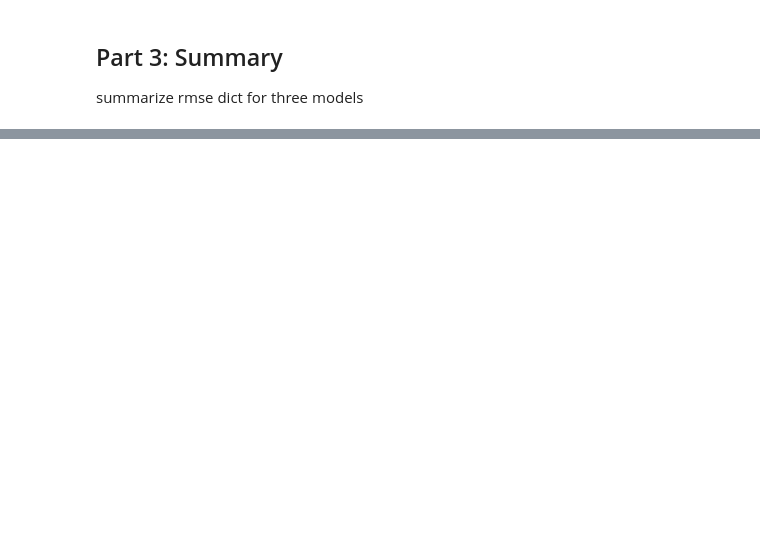
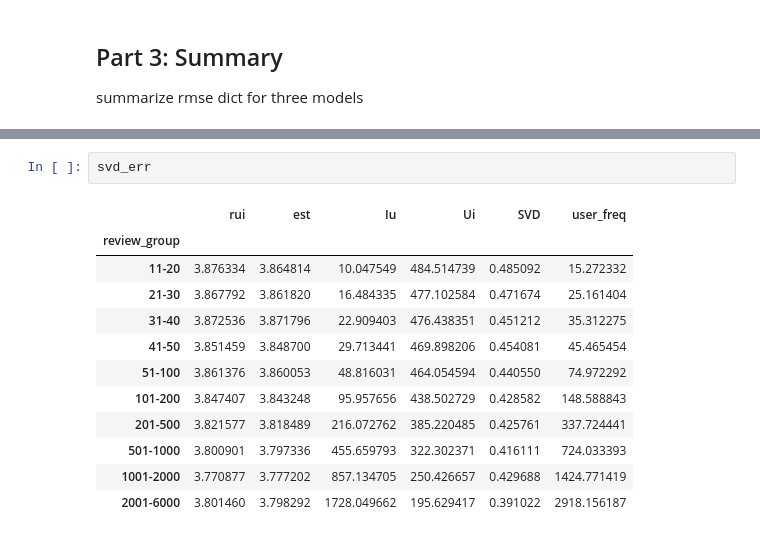
Before and after one commit to thegreatwarlo/BeerPersonalization, a Jupyter notebook: compare model performance.ipynb, the cells around one changed output, grey strips where cells are left out. Saved outputs shown, nothing was run; the diff lists cells and outputs as text; blank space fills up the shorter version.

```diff
--- a/compare model performance.ipynb
+++ b/compare model performance.ipynb
@@ -542,0 +591,15 @@ final
+# %%
+svd_err
+# %% [output]
+|  | rui | est | Iu | Ui | SVD | user_freq |
+| review_group |  |  |  |  |  |  |
+| 11-20 | 3.876334 | 3.864814 | 10.047549 | 484.514739 | 0.485092 | 15.272332 |
+| 21-30 | 3.867792 | 3.861820 | 16.484335 | 477.102584 | 0.471674 | 25.161404 |
+| 31-40 | 3.872536 | 3.871796 | 22.909403 | 476.438351 | 0.451212 | 35.312275 |
+| 41-50 | 3.851459 | 3.848700 | 29.713441 | 469.898206 | 0.454081 | 45.465454 |
+| 51-100 | 3.861376 | 3.860053 | 48.816031 | 464.054594 | 0.440550 | 74.972292 |
+| 101-200 | 3.847407 | 3.843248 | 95.957656 | 438.502729 | 0.428582 | 148.588843 |
+| 201-500 | 3.821577 | 3.818489 | 216.072762 | 385.220485 | 0.425761 | 337.724441 |
+| 501-1000 | 3.800901 | 3.797336 | 455.659793 | 322.302371 | 0.416111 | 724.033393 |
+| 1001-2000 | 3.770877 | 3.777202 | 857.134705 | 250.426657 | 0.429688 | 1424.771419 |
+| 2001-6000 | 3.801460 | 3.798292 | 1728.049662 | 195.629417 | 0.391022 | 2918.156187 |
```
Also changed, not shown: parts of 32 cells of this notebook.
